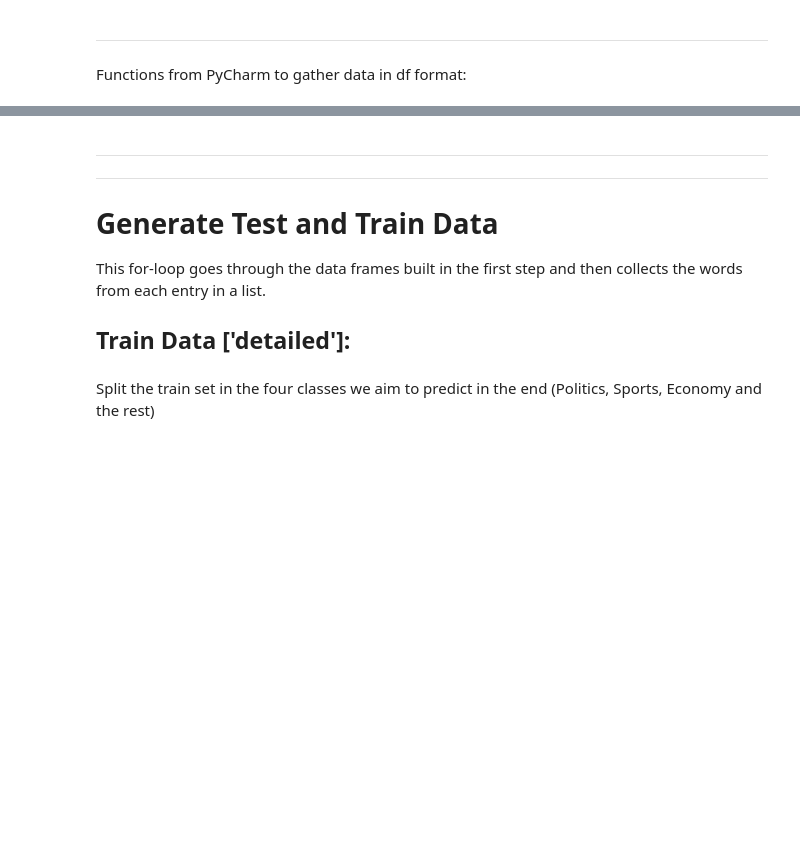
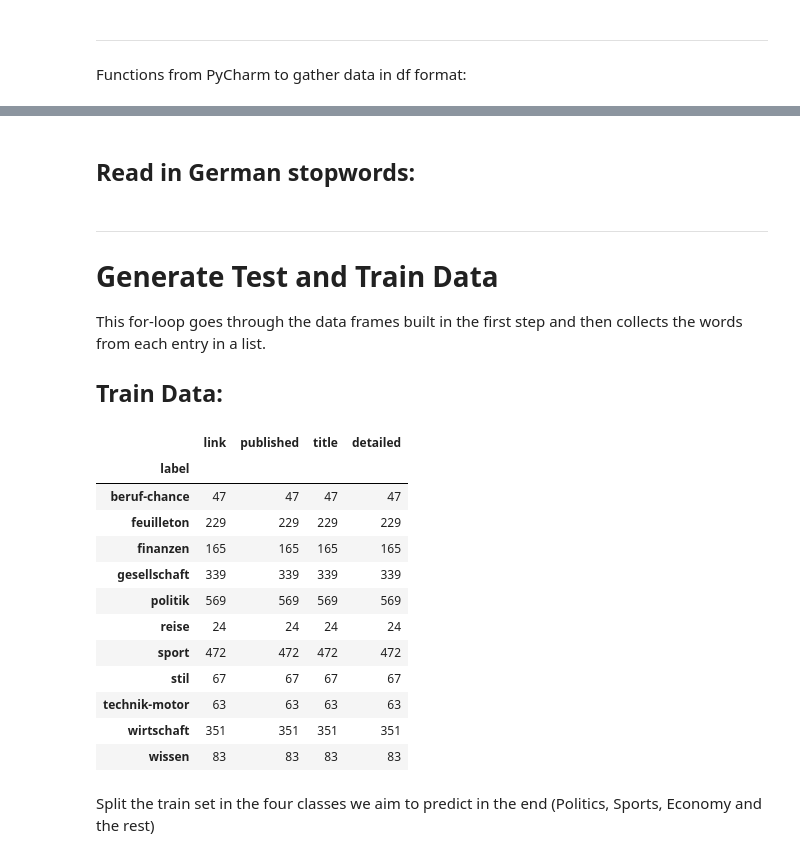
Before and after one commit to torbennaumann/toolbox, a Jupyter notebook: notebooks/TF-IDF Vectorizer.ipynb, the cells around one changed output, grey strips where cells are left out. Cells and saved outputs as stored; diff of their text form; code cells hidden in the pictures; blank space fills up the shorter version.

```diff
--- a/notebooks/TF-IDF Vectorizer.ipynb
+++ b/notebooks/TF-IDF Vectorizer.ipynb
@@ -62,0 +34,2 @@ def test_tables(category):
+# %% [markdown]
+## Read in German stopwords:
@@ -63,11 +43,10 @@ def test_tables(category):
 # %% [markdown]
----
 ---
 # Generate Test and Train Data
 
 This for-loop goes through the data frames built in the first step and then collects the words from each entry in a list.
 
-## Train Data ['detailed']:
+## Train Data:
 # %%
 frames = []
 
@@ -77,6 +56,22 @@ for key, value in category.items():
     faz_train = pd.concat(frames, axis=0, ignore_index=True)
 
 faz_train = faz_train.drop_duplicates()
+# %%
+faz_train.groupby('label').count()
+# %% [output]
+|  | link | published | title | detailed |
+| label |  |  |  |  |
+| beruf-chance | 47 | 47 | 47 | 47 |
+| feuilleton | 229 | 229 | 229 | 229 |
+| finanzen | 165 | 165 | 165 | 165 |
+| gesellschaft | 339 | 339 | 339 | 339 |
+| politik | 569 | 569 | 569 | 569 |
+| reise | 24 | 24 | 24 | 24 |
+| sport | 472 | 472 | 472 | 472 |
+| stil | 67 | 67 | 67 | 67 |
+| technik-motor | 63 | 63 | 63 | 63 |
+| wirtschaft | 351 | 351 | 351 | 351 |
+| wissen | 83 | 83 | 83 | 83 |
 # %% [markdown]
 Split the train set in the four classes we aim to predict in the end (Politics, Sports, Economy and the rest)
 # %%
```
Also changed, not shown: parts of 30 cells of this notebook, 26 other files.
